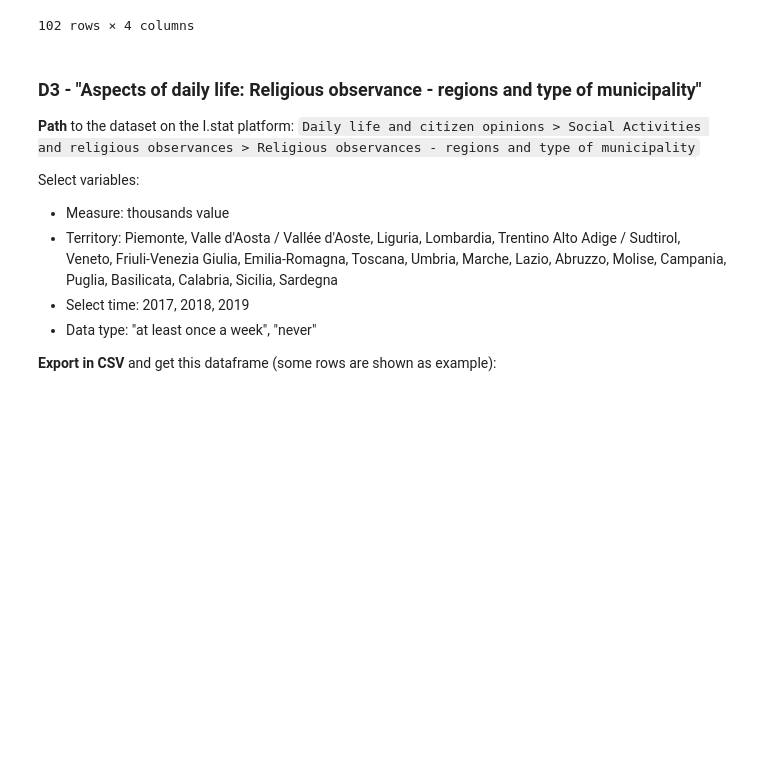
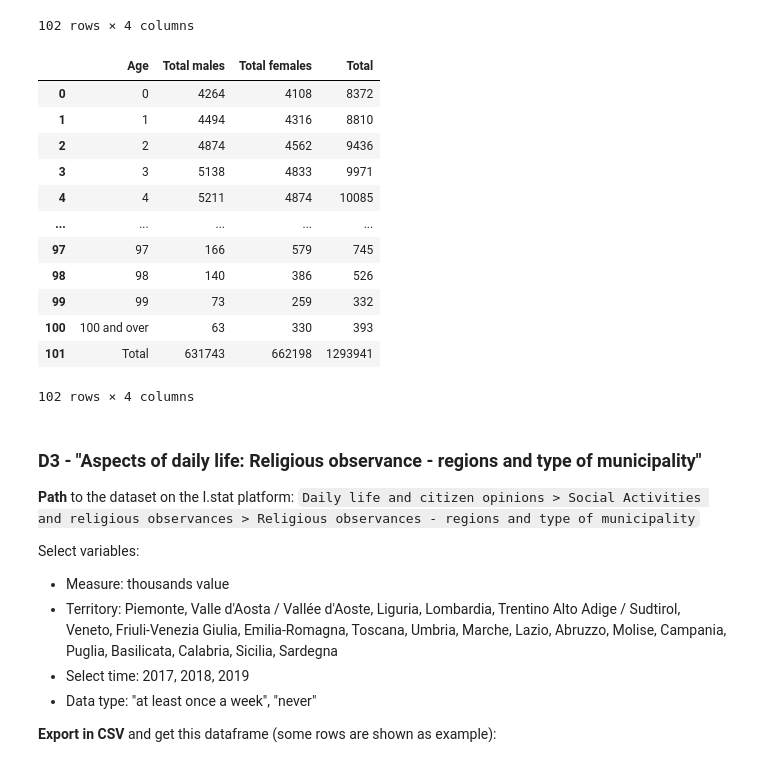
Before and after one commit to OrsolaMBorrini/blessedfruit, a Jupyter notebook: documentation/srcDB_doc.ipynb, the cells around one changed output. Saved outputs shown, nothing was run; the diff lists cells and outputs as text; code cells hidden in the pictures; blank space fills up the shorter version.

Commit message:
2019 general population added

```diff
--- a/documentation/srcDB_doc.ipynb
+++ b/documentation/srcDB_doc.ipynb
@@ -177,8 +177,22 @@ ex2018_general
 102 rows × 4 columns
 # %%
 # Example for 2019, only one region
-ex2019_general = pd.read_csv('../data/srcDS/Population/General/2019General/G2019Abruzzo.csv')
+ex2019_general = read_csv('../data/srcDS/Population/General/2019General/G2019Abruzzo.csv')
 ex2019_general
+# %% [output]
+|  | Age | Total males | Total females | Total |
+| 0 | 0 | 4264 | 4108 | 8372 |
+| 1 | 1 | 4494 | 4316 | 8810 |
+| 2 | 2 | 4874 | 4562 | 9436 |
+| 3 | 3 | 5138 | 4833 | 9971 |
+| 4 | 4 | 5211 | 4874 | 10085 |
+| ... | ... | ... | ... | ... |
+| 97 | 97 | 166 | 579 | 745 |
+| 98 | 98 | 140 | 386 | 526 |
+| 99 | 99 | 73 | 259 | 332 |
+| 100 | 100 and over | 63 | 330 | 393 |
+| 101 | Total | 631743 | 662198 | 1293941 |
+102 rows × 4 columns
 # %% [markdown]
 ### D3 - "Aspects of daily life: Religious observance - regions and type of municipality"
 **Path** to the dataset on the I.stat platform: `Daily life and citizen opinions > Social Activities and religious observances > Religious observances - regions and type of municipality`
```
Also changed, not shown: parts of 9 cells of this notebook, 21 other files.
